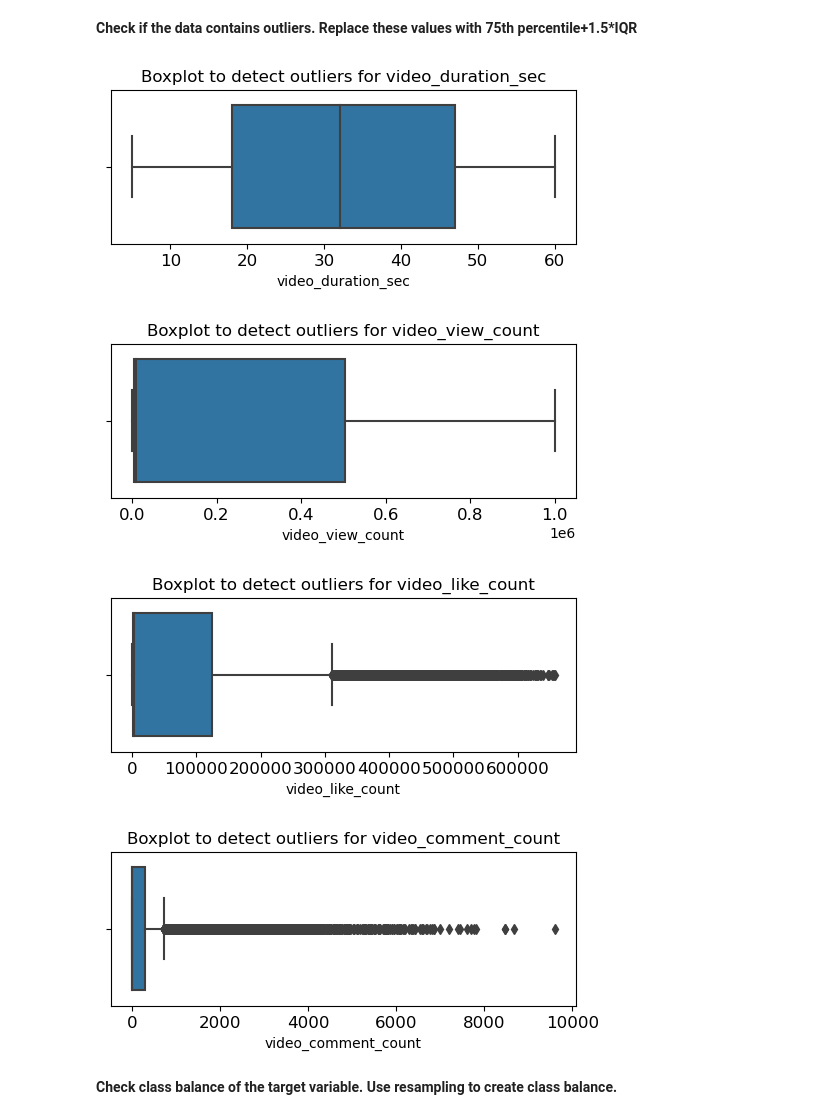
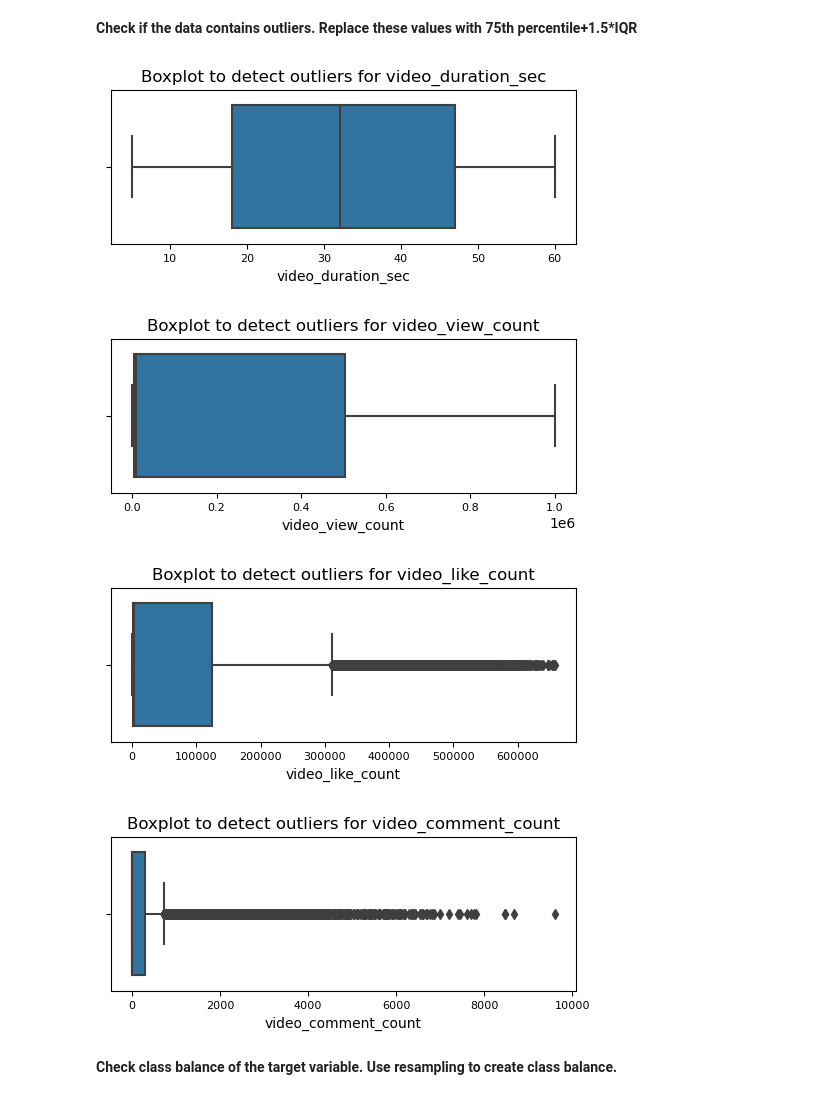
Before and after one commit to yogesh-dandekar/Various-python-projects, a Jupyter notebook: LR_project.ipynb, the cells around one changed output. Cells and saved outputs as stored; diff of their text form; code cells hidden in the pictures.

```diff
--- a/LR_project.ipynb
+++ b/LR_project.ipynb
@@ -126,39 +126,39 @@ data.duplicated().sum()
 # %%
 plt.figure(figsize=(6,2))
 plt.title('Boxplot to detect outliers for video_duration_sec', fontsize=12)
-plt.xticks(fontsize=12)
-plt.yticks(fontsize=12)
+plt.xticks(fontsize=8)
+plt.yticks(fontsize=8)
 sns.boxplot(x=data['video_duration_sec'])
 plt.show()
 # %% [output]
-[figure, old version]
+[figure, new version]
 # %%
 plt.figure(figsize=(6,2))
 plt.title('Boxplot to detect outliers for video_view_count', fontsize=12)
-plt.xticks(fontsize=12)
-plt.yticks(fontsize=12)
+plt.xticks(fontsize=8)
+plt.yticks(fontsize=8)
 sns.boxplot(x=data['video_view_count'])
 plt.show()
 # %% [output]
-[figure, old version]
+[figure, new version]
 # %%
 plt.figure(figsize=(6,2))
 plt.title('Boxplot to detect outliers for video_like_count', fontsize=12)
-plt.xticks(fontsize=12)
-plt.yticks(fontsize=12)
+plt.xticks(fontsize=8)
+plt.yticks(fontsize=8)
 sns.boxplot(x=data['video_like_count'])
 plt.show()
 # %% [output]
-[figure, old version]
+[figure, new version]
 # %%
 plt.figure(figsize=(6,2))
 plt.title('Boxplot to detect outliers for video_comment_count', fontsize=12)
-plt.xticks(fontsize=12)
-plt.yticks(fontsize=12)
+plt.xticks(fontsize=8)
+plt.yticks(fontsize=8)
 sns.boxplot(x=data['video_comment_count'])
 plt.show()
 # %% [output]
-[figure, old version]
+[figure, new version]
 # %%
 percentile25 = data["video_like_count"].quantile(0.25)
 percentile75 = data["video_like_count"].quantile(0.75)
```
Also changed, not shown: parts of 11 cells of this notebook, 2 other files.
